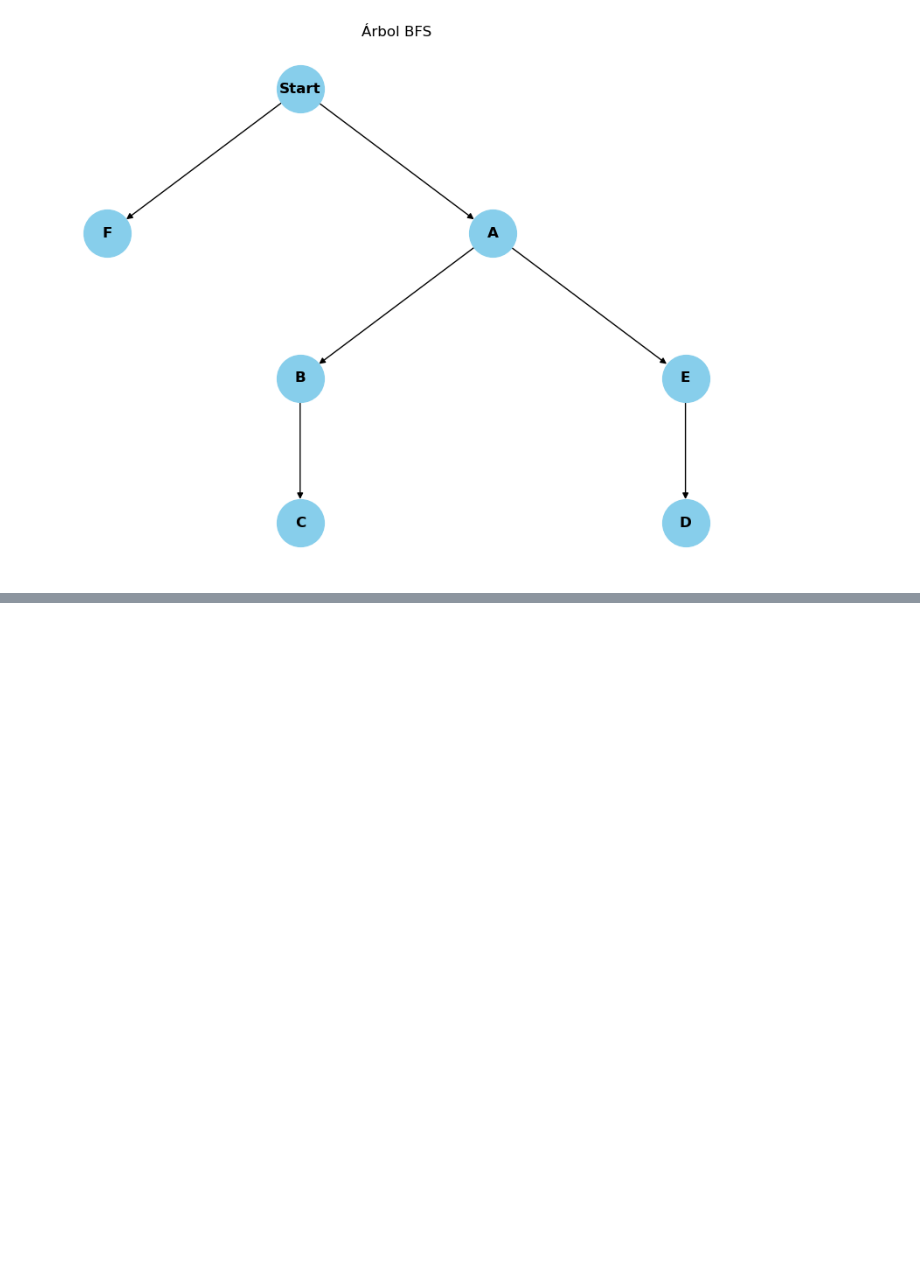
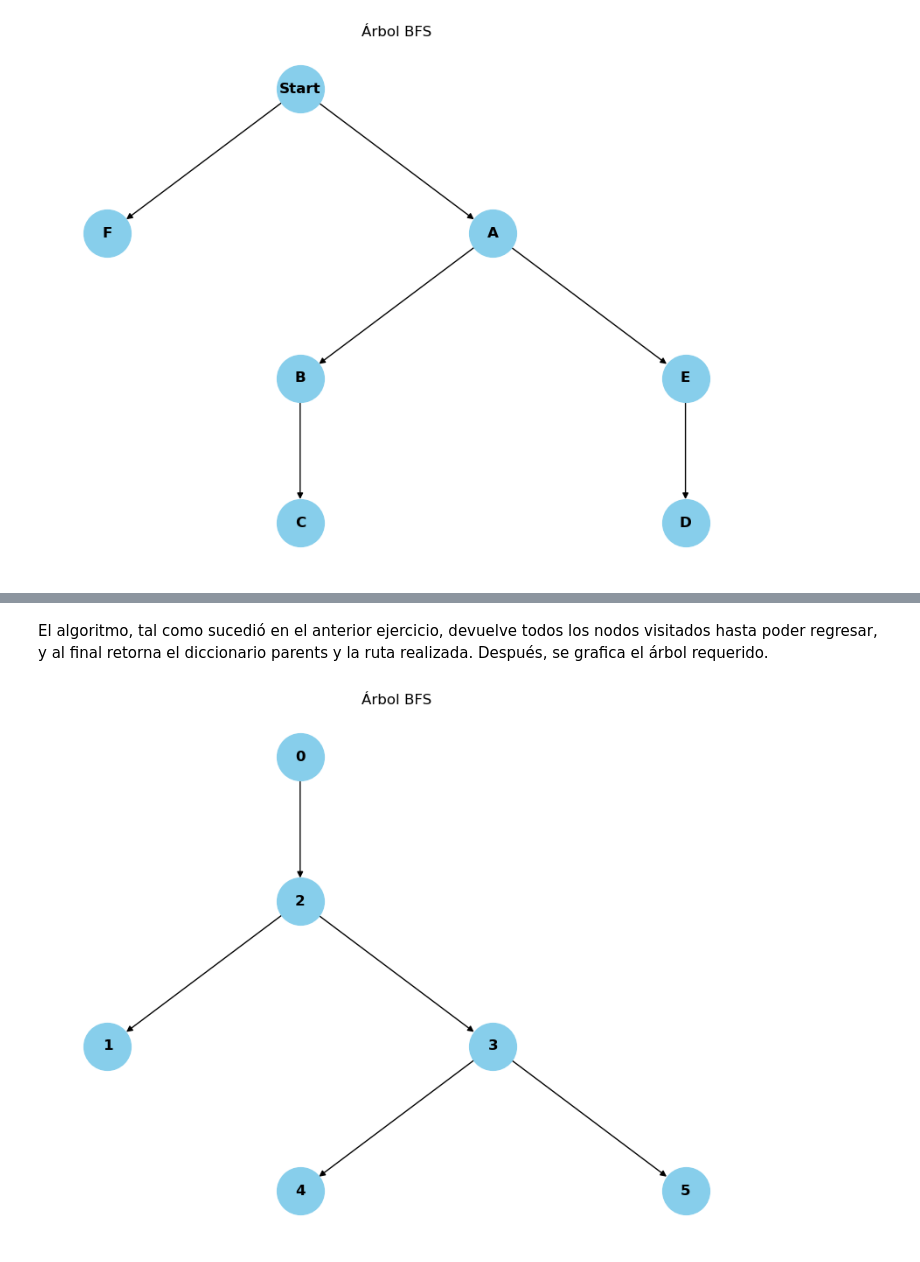
Before and after one commit to BrandonFreire/PythonPrj, a Jupyter notebook: PyProjects/EDA_Python/Informes/Informe_6.ipynb, the cells around one changed output, grey strips where cells are left out. Drawn from its saved outputs; the diff is of its cells as text; code cells hidden in the pictures; blank space fills up the shorter version.

Commit message:
fin ejercicios

```diff
--- a/PyProjects/EDA_Python/Informes/Informe_6.ipynb
+++ b/PyProjects/EDA_Python/Informes/Informe_6.ipynb
@@ -88,12 +98,12 @@ def DFS (nodo, grafo, searched : dict, path, parent : dict):
     path.append(nodo)
     searched[nodo] = True # marca nodo como visitado
     print(searched)
-    if graph_1[nodo] != "":
-        print("Los vecinos de {} son {}".format(nodo, graph_1[nodo]))
+    if grafo[nodo] != "":
+        print("Los vecinos de {} son {}".format(nodo, grafo[nodo]))
     else:
         print("Los vecinos de {} son Ninguno".format(nodo))
 
-    for vecino in graph_1[nodo]:
+    for vecino in grafo[nodo]:
         if not searched[vecino]:
             parent[vecino] = nodo
             # llamada recursiva
@@ -158,0 +207,10 @@ plt.show()
+# %%
+# llamada a la función DFS
+nodoStart = 0
+print(searched_2)
+path = []
+
+DFS_Tree_2 = DFS(nodoStart, graph_2, searched_2, path, parent_2)
+
+print(DFS_Tree_2)
+print("La busqueda DFS es: ", path)
@@ -158,0 +235,26 @@ plt.show()
+# %% [markdown]
+El algoritmo, tal como sucedió en el anterior ejercicio, devuelve todos los nodos visitados hasta poder regresar, y al final retorna el diccionario parents y la ruta realizada. Después, se grafica el árbol requerido.
+# %%
+# graficación del arbol DFS
+import networkx as nx
+import matplotlib.pyplot as plt
+primera_clave = next(iter(DFS_Tree_2))  # Obtener la primera clave
+DFS_Tree_2.pop(primera_clave)  # Eliminar la primera clave
+G = nx.DiGraph()                  # para no referencial a un padre vacio
+
+# Agregar los nodos
+G.add_nodes_from([0, 1, 2, 3, 4, 5])
+
+# Agregar las relaciones al grafo
+for hijo, padre in DFS_Tree_2.items():
+    G.add_edge(padre, hijo)
+
+# Dibujar el grafo con forma jerárquica
+plt.figure(figsize=(8, 6))
+pos = nx.nx_agraph.graphviz_layout(G, prog='dot')
+nx.draw(G, pos, with_labels=True, node_size=1500, node_color="skyblue",
+        font_size=12, font_weight="bold", arrows=True)
+plt.title("Árbol BFS")
+plt.show()
+# %% [output]
+[figure, added]
```
Also changed, not shown: parts of 11 cells of this notebook.
